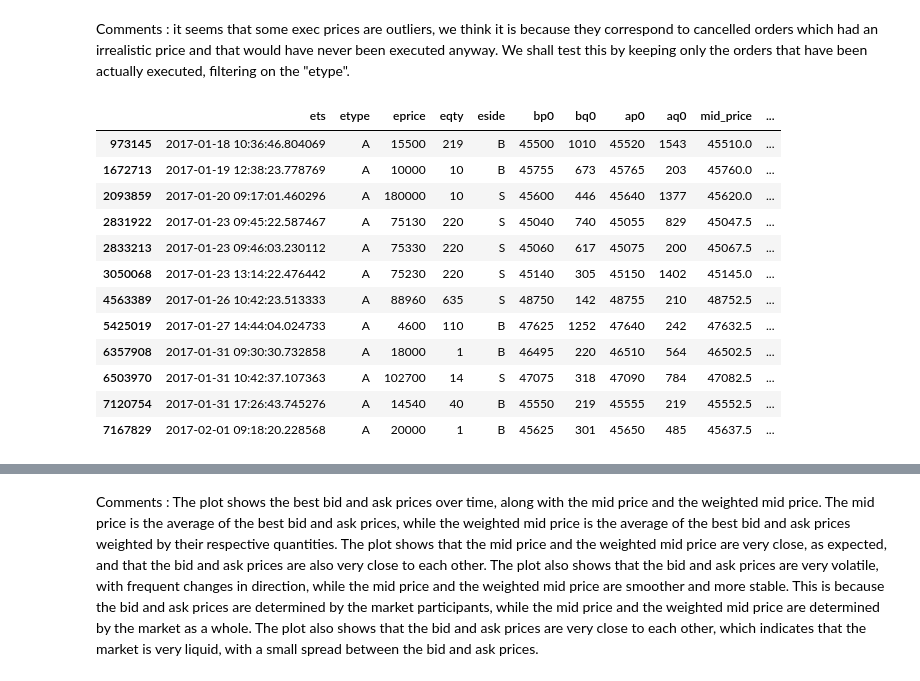
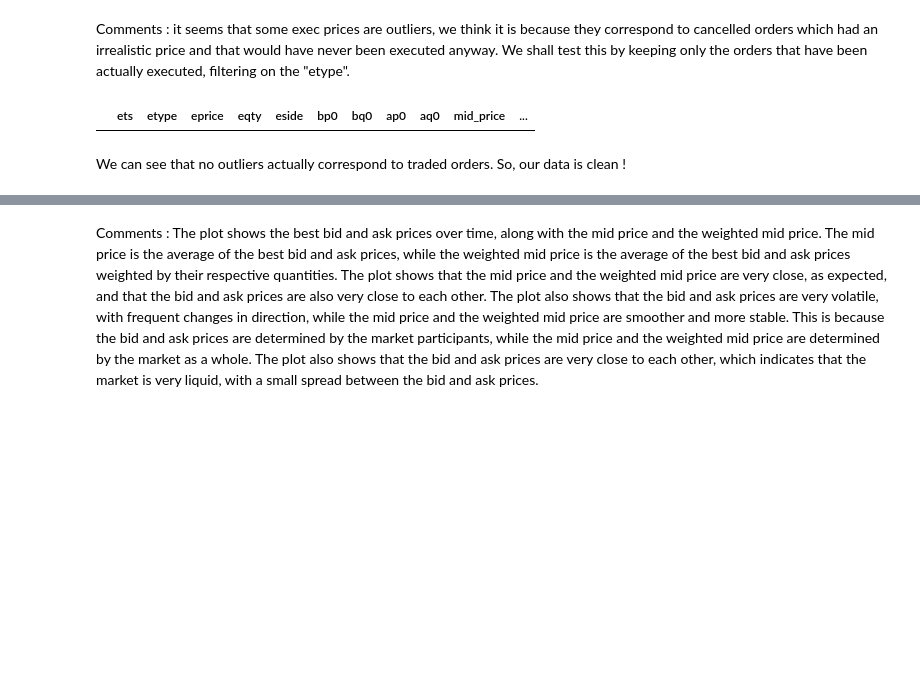
Before and after one commit to ethantrentin/High-Frequency-Data-Limit-Order-Books, a Jupyter notebook: DHF-LAB1-BOISTARD-ROCHE-TRENTIN.ipynb, the cells around one changed output, grey strips where cells are left out. Cells and saved outputs as stored; diff of their text form; code cells hidden in the pictures; blank space fills up the shorter version.

```diff
--- a/DHF-LAB1-BOISTARD-ROCHE-TRENTIN.ipynb
+++ b/DHF-LAB1-BOISTARD-ROCHE-TRENTIN.ipynb
@@ -117,21 +117,11 @@ keeping only the orders that have been actually executed, filtering on the
 # %%
 # We will manually check the outliers identified above
 execution_df = filename_df[((filename_df['eprice'] > 75000) |
                            (filename_df['eprice'] < 25000)) &
-                           (filename_df['etype']=='A')]
+                           (filename_df['etype']=='T')]
 execution_df.head(20)
 # %% [output]
 |  | ets | etype | eprice | eqty | eside | bp0 | bq0 | ap0 | aq0 | mid_price | ... |
-| 973145 | 2017-01-18 10:36:46.804069 | A | 15500 | 219 | B | 45500 | 1010 | 45520 | 1543 | 45510.0 | ... |
-| 1672713 | 2017-01-19 12:38:23.778769 | A | 10000 | 10 | B | 45755 | 673 | 45765 | 203 | 45760.0 | ... |
-| 2093859 | 2017-01-20 09:17:01.460296 | A | 180000 | 10 | S | 45600 | 446 | 45640 | 1377 | 45620.0 | ... |
-| 2831922 | 2017-01-23 09:45:22.587467 | A | 75130 | 220 | S | 45040 | 740 | 45055 | 829 | 45047.5 | ... |
-| 2833213 | 2017-01-23 09:46:03.230112 | A | 75330 | 220 | S | 45060 | 617 | 45075 | 200 | 45067.5 | ... |
-| 3050068 | 2017-01-23 13:14:22.476442 | A | 75230 | 220 | S | 45140 | 305 | 45150 | 1402 | 45145.0 | ... |
-| 4563389 | 2017-01-26 10:42:23.513333 | A | 88960 | 635 | S | 48750 | 142 | 48755 | 210 | 48752.5 | ... |
-| 5425019 | 2017-01-27 14:44:04.024733 | A | 4600 | 110 | B | 47625 | 1252 | 47640 | 242 | 47632.5 | ... |
-| 6357908 | 2017-01-31 09:30:30.732858 | A | 18000 | 1 | B | 46495 | 220 | 46510 | 564 | 46502.5 | ... |
-| 6503970 | 2017-01-31 10:42:37.107363 | A | 102700 | 14 | S | 47075 | 318 | 47090 | 784 | 47082.5 | ... |
-| 7120754 | 2017-01-31 17:26:43.745276 | A | 14540 | 40 | B | 45550 | 219 | 45555 | 219 | 45552.5 | ... |
-| 7167829 | 2017-02-01 09:18:20.228568 | A | 20000 | 1 | B | 45625 | 301 | 45650 | 485 | 45637.5 | ... |
+# %% [markdown]
+We can see that no outliers actually correspond to traded orders. So, our data is clean !
 # %%
```
Also changed, not shown: parts of 5 cells of this notebook.
